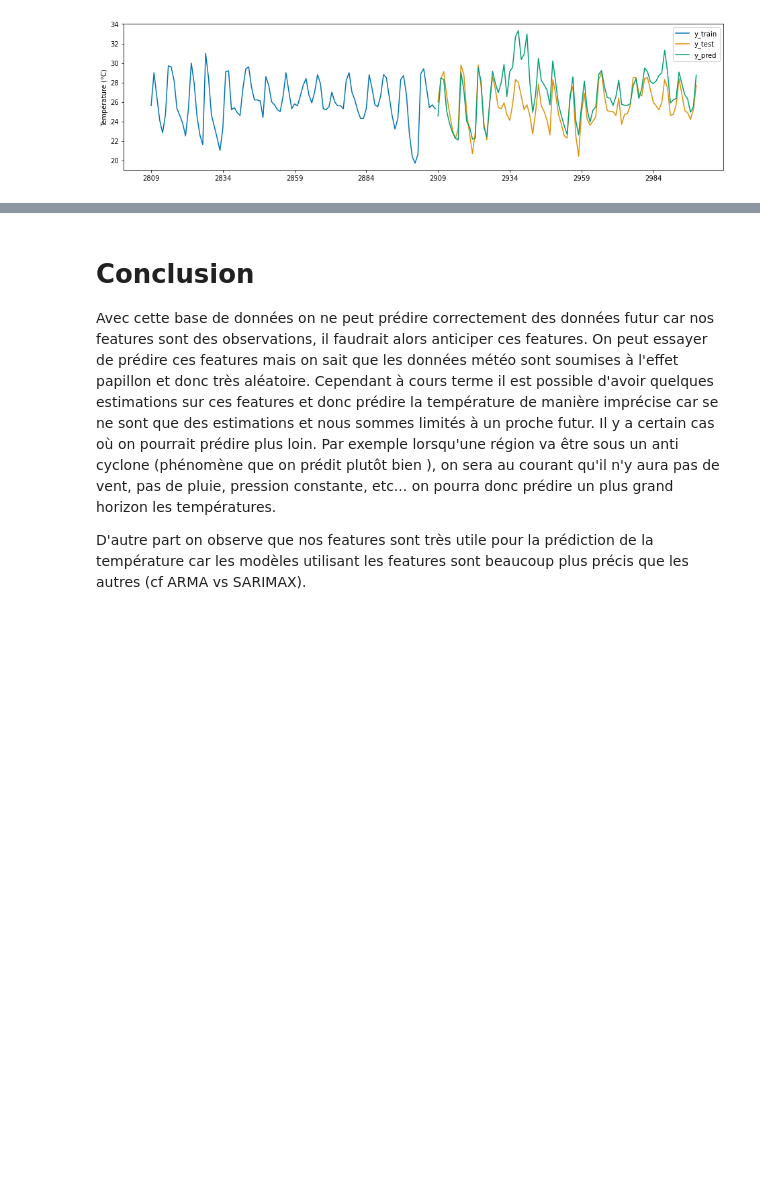
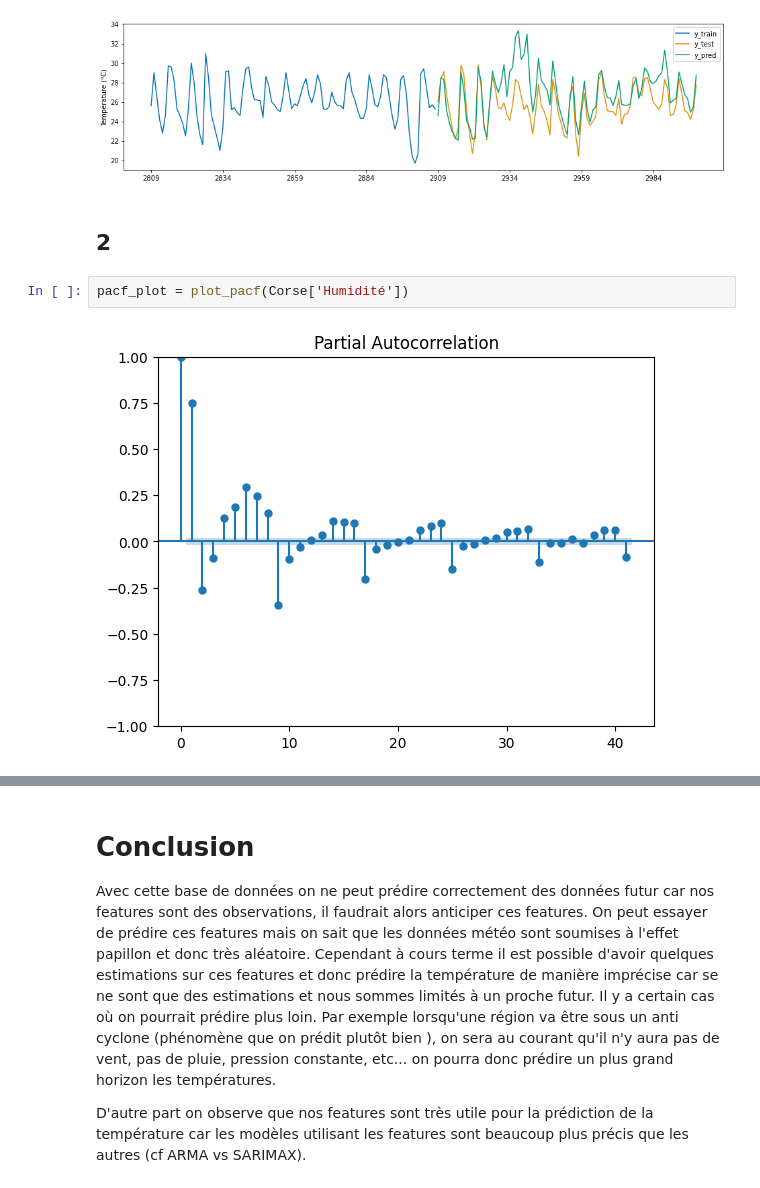
Before and after one commit to JAndretti/Projet-Time-Series-E5, a Jupyter notebook: main.ipynb, the cells around one changed output, grey strips where cells are left out. Cells and saved outputs as stored; diff of their text form; blank space fills up the shorter version.

```diff
--- a/main.ipynb
+++ b/main.ipynb
@@ -995,3 +1012,9 @@ print('Root Mean Squared Error:', np.sqrt(np.mean(residuals**2)))
 # %% [output]
 Root Mean Squared Error: 2.077289688473807
 [figure]
+# %% [markdown]
+## 2
+# %%
+pacf_plot = plot_pacf(Corse['Humidité'])
+# %% [output]
+[figure, added]
```
Also changed, not shown: parts of 11 cells of this notebook.
